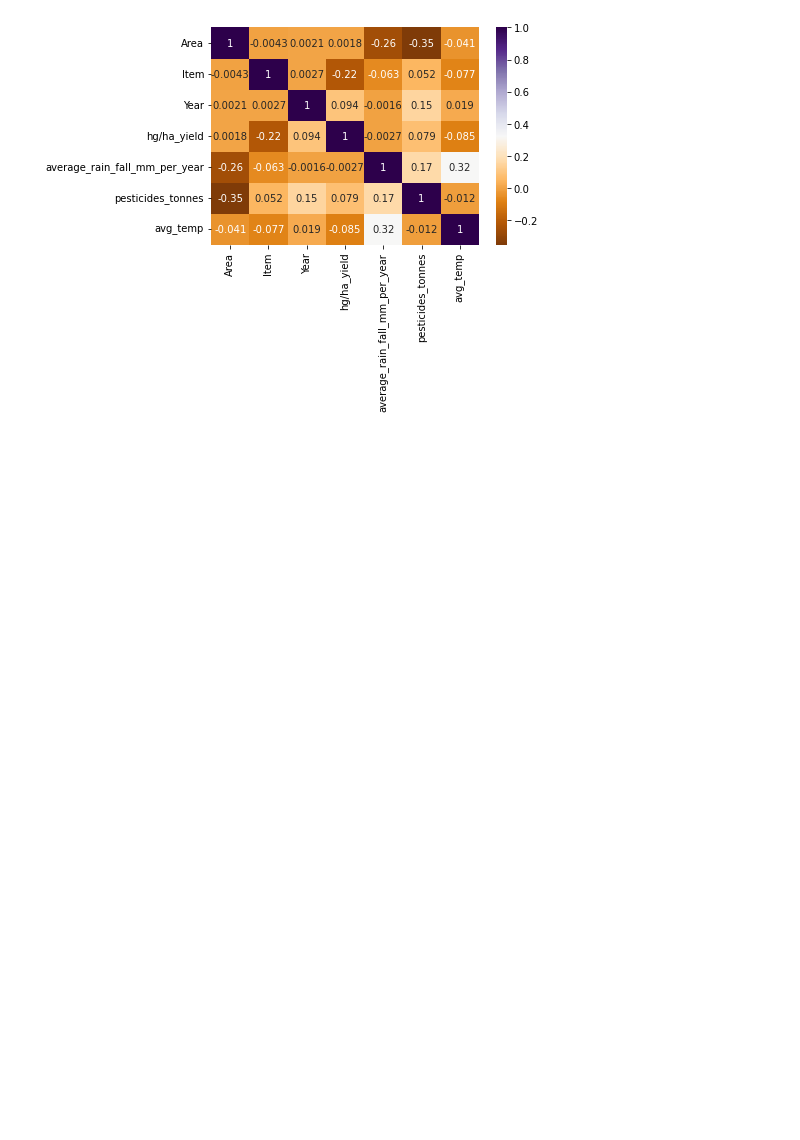
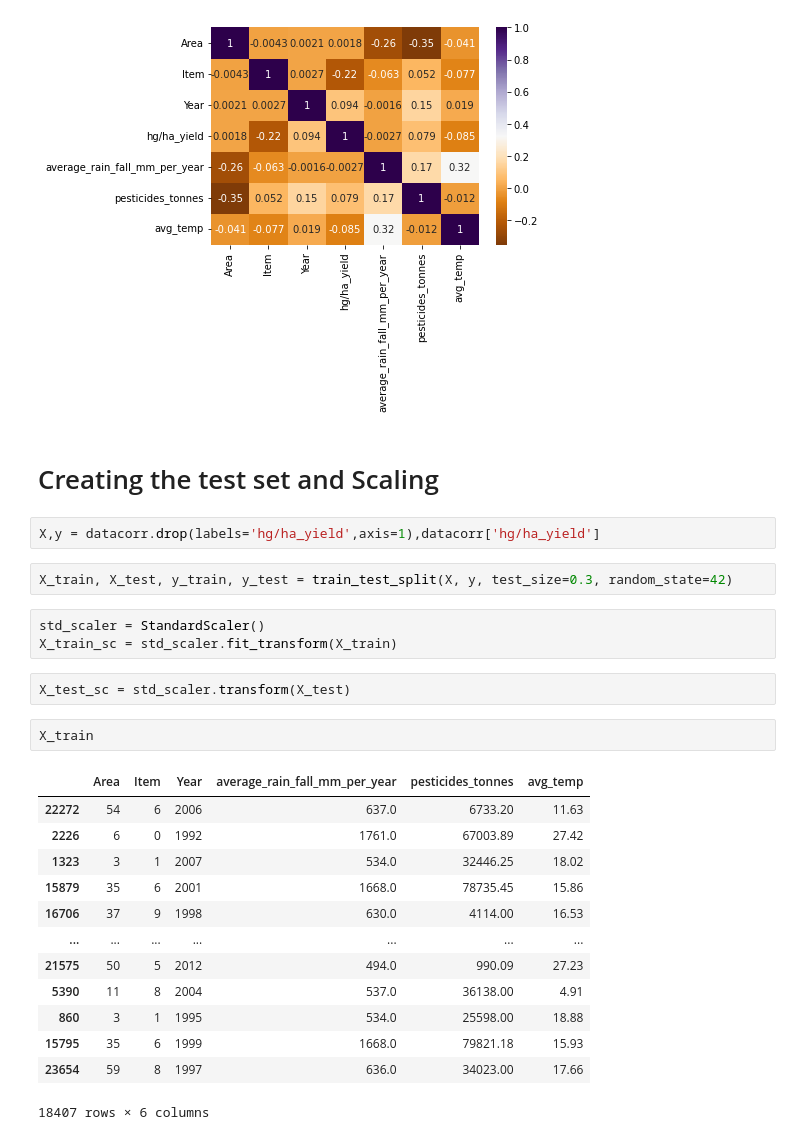
Before and after one commit to Vinayak-C12/Farm-Productivity, a Jupyter notebook: Yield Pediction.ipynb, the cells around one changed output. Cells and saved outputs as stored; diff of their text form; blank space fills up the shorter version.

```diff
--- a/Yield Pediction.ipynb
+++ b/Yield Pediction.ipynb
@@ -187,3 +207,30 @@ sns.heatmap(datacorr.corr() , annot= True , cmap='PuOr')
 # %% [output]
 <AxesSubplot:>
 [figure]
+# %% [markdown]
+# Creating the test set and Scaling
+# %%
+X,y = datacorr.drop(labels='hg/ha_yield',axis=1),datacorr['hg/ha_yield']
+# %%
+X_train, X_test, y_train, y_test = train_test_split(X, y, test_size=0.3, random_state=42)
+# %%
+std_scaler = StandardScaler()
+X_train_sc = std_scaler.fit_transform(X_train)
+# %%
+X_test_sc = std_scaler.transform(X_test)
+# %%
+X_train
+# %% [output]
+|  | Area | Item | Year | average_rain_fall_mm_per_year | pesticides_tonnes | avg_temp |
+| 22272 | 54 | 6 | 2006 | 637.0 | 6733.20 | 11.63 |
+| 2226 | 6 | 0 | 1992 | 1761.0 | 67003.89 | 27.42 |
+| 1323 | 3 | 1 | 2007 | 534.0 | 32446.25 | 18.02 |
+| 15879 | 35 | 6 | 2001 | 1668.0 | 78735.45 | 15.86 |
+| 16706 | 37 | 9 | 1998 | 630.0 | 4114.00 | 16.53 |
+| ... | ... | ... | ... | ... | ... | ... |
+| 21575 | 50 | 5 | 2012 | 494.0 | 990.09 | 27.23 |
+| 5390 | 11 | 8 | 2004 | 537.0 | 36138.00 | 4.91 |
+| 860 | 3 | 1 | 1995 | 534.0 | 25598.00 | 18.88 |
+| 15795 | 35 | 6 | 1999 | 1668.0 | 79821.18 | 15.93 |
+| 23654 | 59 | 8 | 1997 | 636.0 | 34023.00 | 17.66 |
+18407 rows × 6 columns
```
Also changed, not shown: parts of 11 cells of this notebook.
